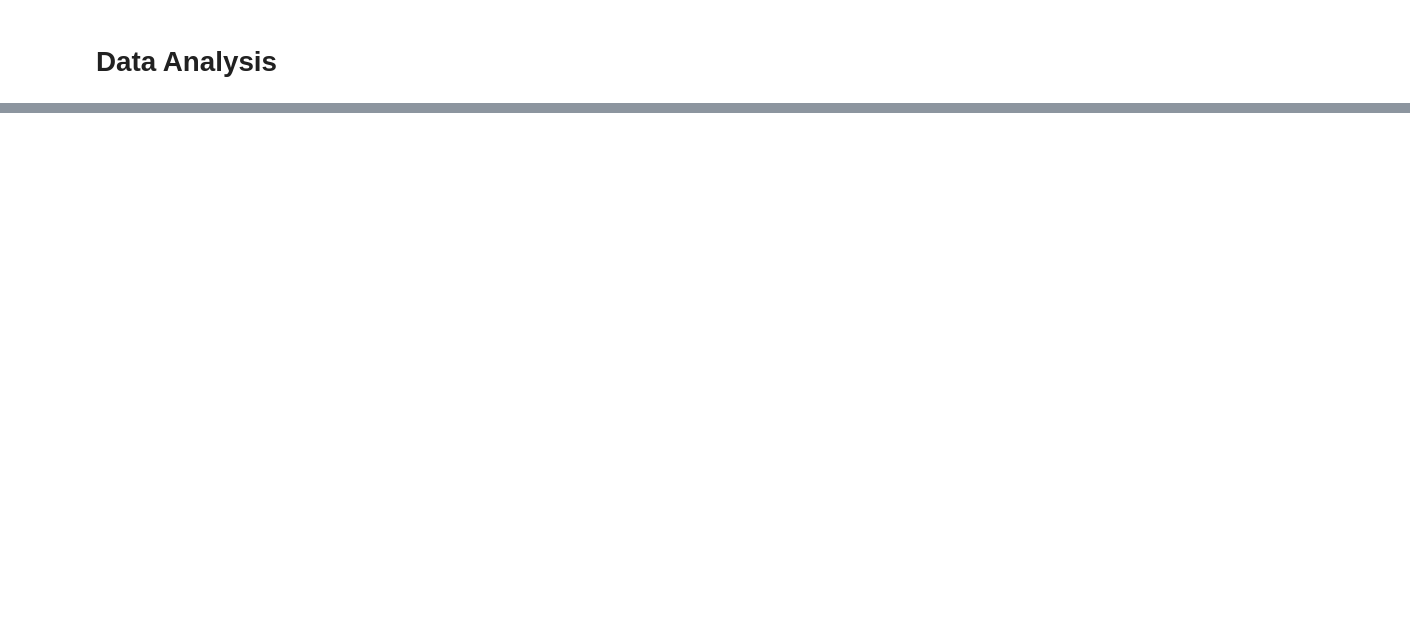
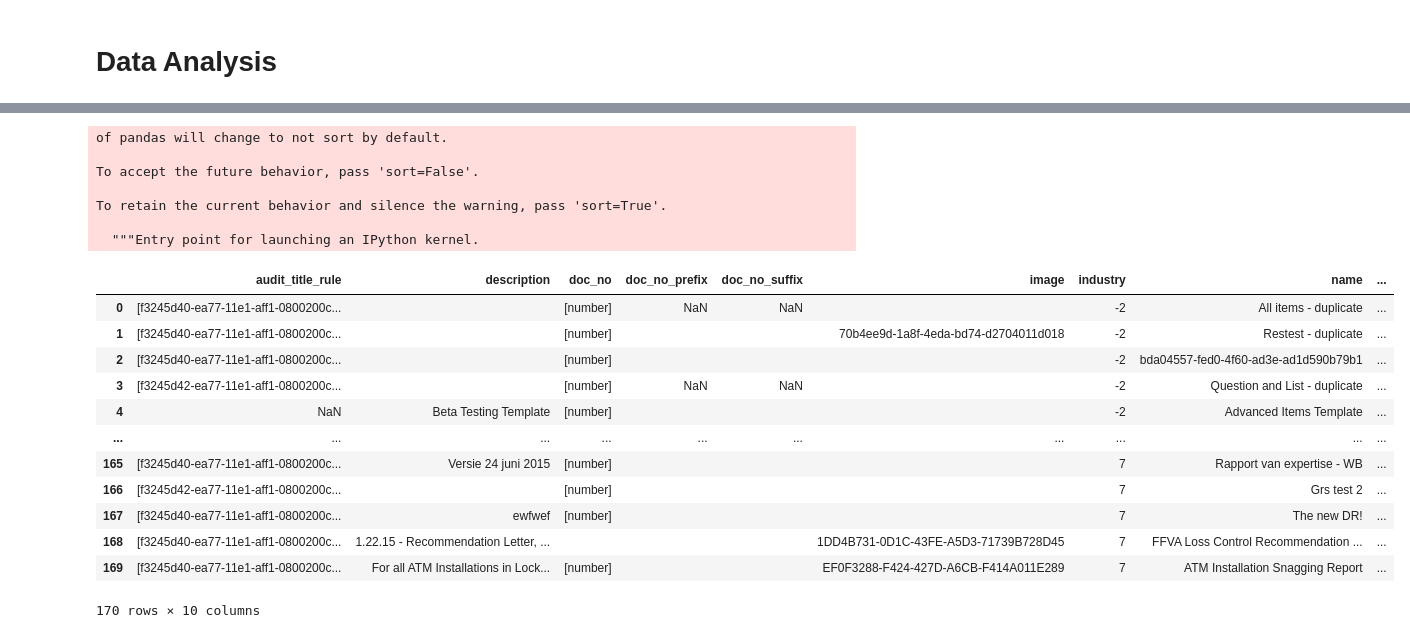
Before and after one commit to snecsulescu/safety-templates, a Jupyter notebook: Safety-Templates.ipynb, the cells around one changed output, grey strips where cells are left out. Cells and saved outputs as stored; diff of their text form; code cells hidden in the pictures; blank space fills up the shorter version.

```diff
--- a/Safety-Templates.ipynb
+++ b/Safety-Templates.ipynb
@@ -70,5 +19,0 @@ df_counts.sort_values(by=1, ascending=False)
-# %%
-revision_keys = defaultdict(int)
-for template in data:
-    revision_keys[template["revision_key"]]+=1
-revision_keys
@@ -93,4 +19,0 @@ defaultdict(int,
-# %%
-with open(INPUT_FILE, "r") as fin:
-    data1 = pd.read_json(fin)
-data1
@@ -237,10 +19,0 @@ Series([], Name: action_item_profile_id, dtype: object)
-# %%
-templates = {}
-for template in data:
-    template_text = []
-    for item in template["items"]:
-        if ("label" in item) and (len(item["label"])>0):
-            template_text.append((item["label"], item["type"]))
-    templates[template["template_id"]] = template_text
-
-templates
@@ -514,0 +37,5 @@ accuracy_score(predictions, valid_y)
+# %%
+with open(INPUT_FILE, "r") as fin:
+    data_json = json.load(fin)
+
+print(f"Data loaded: {len(data_json)} items")
@@ -514,0 +159,24 @@ accuracy_score(predictions, valid_y)
+# %%
+df_metadata = pd.concat([json_normalize(template["template_data"]["metadata"]) for template in data_json], ignore_index = bool)
+df_metadata
+# %% [output]
+of pandas will change to not sort by default.
+
+To accept the future behavior, pass 'sort=False'.
+
+To retain the current behavior and silence the warning, pass 'sort=True'.
+
+  """Entry point for launching an IPython kernel.
+|  | audit_title_rule | description | doc_no | doc_no_prefix | doc_no_suffix | image | industry | name | ... |
+| 0 | [f3245d40-ea77-11e1-aff1-0800200c... |  | [number] | NaN | NaN |  | -2 | All items - duplicate | ... |
+| 1 | [f3245d40-ea77-11e1-aff1-0800200c... |  | [number] |  |  | 70b4ee9d-1a8f-4eda-bd74-d2704011d018 | -2 | Restest - duplicate | ... |
+| 2 | [f3245d40-ea77-11e1-aff1-0800200c... |  | [number] |  |  |  | -2 | bda04557-fed0-4f60-ad3e-ad1d590b79b1 | ... |
+| 3 | [f3245d42-ea77-11e1-aff1-0800200c... |  | [number] | NaN | NaN |  | -2 | Question and List - duplicate | ... |
+| 4 | NaN | Beta Testing Template | [number] |  |  |  | -2 | Advanced Items Template | ... |
+| ... | ... | ... | ... | ... | ... | ... | ... | ... | ... |
+| 165 | [f3245d40-ea77-11e1-aff1-0800200c... | Versie 24 juni 2015 | [number] |  |  |  | 7 | Rapport van expertise - WB | ... |
+| 166 | [f3245d42-ea77-11e1-aff1-0800200c... |  | [number] |  |  |  | 7 | Grs test 2 | ... |
+| 167 | [f3245d40-ea77-11e1-aff1-0800200c... | ewfwef | [number] |  |  |  | 7 | The new DR! | ... |
+| 168 | [f3245d40-ea77-11e1-aff1-0800200c... | 1.22.15 - Recommendation Letter, ... |  |  |  | 1DD4B731-0D1C-43FE-A5D3-71739B728D45 | 7 | FFVA Loss Control Recommendation ... | ... |
+| 169 | [f3245d40-ea77-11e1-aff1-0800200c... | For all ATM Installations in Lock... | [number] |  |  | EF0F3288-F424-427D-A6CB-F414A011E289 | 7 | ATM Installation Snagging Report | ... |
+170 rows × 10 columns
```
Also changed, not shown: parts of 103 cells of this notebook, 1 other file.
